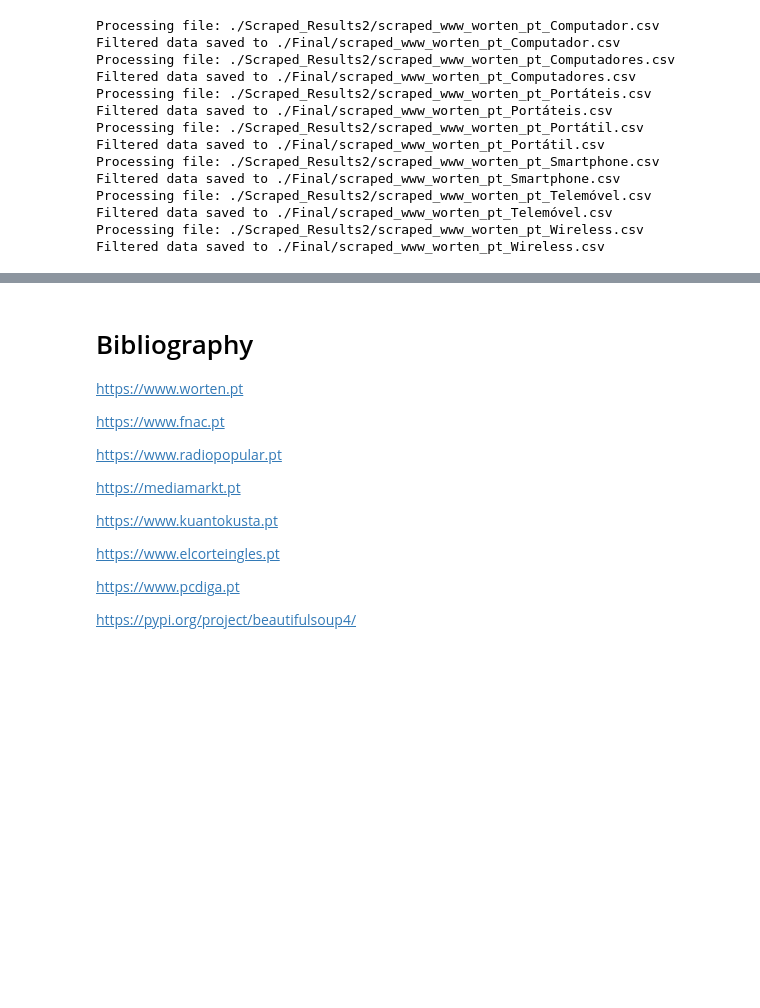
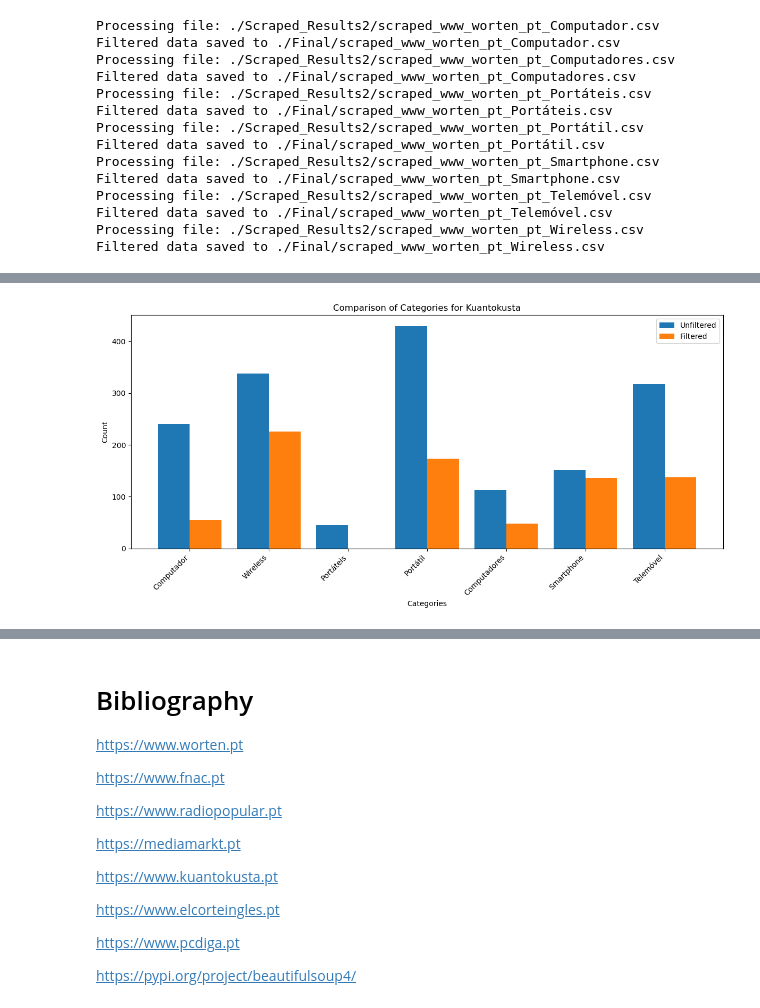
Before and after one commit to caridade1706/ED_Project, a Jupyter notebook: Queries_V1.ipynb, the cells around one changed output, grey strips where cells are left out. Drawn from its saved outputs; the diff is of its cells as text; code cells hidden in the pictures; blank space fills up the shorter version.

```diff
--- a/Queries_V1.ipynb
+++ b/Queries_V1.ipynb
@@ -704,0 +708,96 @@ Filtered data saved to ./Final/scraped_www_worten_pt_Wireless.csv
+# %%
+import os
+import pandas as pd
+import matplotlib.pyplot as plt
+
+def extract_website_name(file_name):
+    """
+    Extract the website name from the file name.
+    Assumes file names follow the pattern: 'scraped_<website>_<category>.csv'.
+    """
+
+    possible_name = file_name.split("_")[1]
+
+    if possible_name == 'www':
+        return file_name.split("_")[2]
+    else:
+        return possible_name
+
+def make_graphic_category_website(unfilter_data_path, filtered_data_path):
+    """
+    Compare data in files with the same names from two directories and generate a comparison graph.
+
+    :param unfilter_data_path: Path to the directory with unfiltered data.
+    :param filtered_data_path: Path to the directory with filtered data.
+    """
+    # Get the list of files in both directories
+    unfiltered_files = sorted(os.listdir(unfilter_data_path))
+    filtered_files = sorted(os.listdir(filtered_data_path))
+
+    # Ensure only matching files are compared
+    common_files = set(unfiltered_files).intersection(filtered_files)
+    if not common_files:
+        print("No matching files found between the directories.")
+        return
+
+    # Group data by website
+    website_data = {}
+
+    for file_name in common_files:
+
+        # Extract website name from file name
+        website_name = extract_website_name(file_name)
+
+        # Read the files into pandas DataFrames
+        unfiltered_file_path = os.path.join(unfilter_data_path, file_name)
+        filtered_file_path = os.path.join(filtered_data_path, file_name)
+
+        # Load data
+        unfiltered_df = pd.read_csv(unfiltered_file_path, delimiter=",")
+        filtered_df = pd.read_csv(filtered_file_path)
+
+        # Count categories in both files
+        unfiltered_category_counts = unfiltered_df["category"].value_counts()
+        filtered_category_counts = filtered_df["category"].value_counts()
+
+        # Normalize to ensure same category list
+        all_categories = set(unfiltered_category_counts.index).union(filtered_category_counts.index)
+
+        # Initialize website data if not already present
+        if website_name not in website_data:
+            website_data[website_name] = {"Unfiltered": [], "Filtered": [], "Category": []}
+
+        for category in all_categories:
+            website_data[website_name]["Unfiltered"].append(unfiltered_category_counts.get(category, 0))
+            website_data[website_name]["Filtered"].append(filtered_category_counts.get(category, 0))
+            website_data[website_name]["Category"].append(category)
+
+
+    # Create bar charts for each website
+    for website_name, data in website_data.items():
+        categories = data["Category"]
+        unfiltered_values = data["Unfiltered"]
+        filtered_values = data["Filtered"]
+
+        x = range(len(categories))  # Position of bars on the x-axis
+
+        plt.figure(figsize=(12, 6))
+        plt.bar(x, unfiltered_values, width=0.4, label="Unfiltered", align="center")
+        plt.bar([i + 0.4 for i in x], filtered_values, width=0.4, label="Filtered", align="center")
+        plt.xticks([i + 0.2 for i in x], categories, rotation=45, ha="right")
+        plt.xlabel("Categories")
+        plt.ylabel("Count")
+        plt.title(f"Comparison of Categories for {website_name.capitalize()}")
+        plt.legend()
+        plt.tight_layout()
+        plt.show()
+
+def main():
+    unfilter_data_path = './Scraped_Results'
+    filtered_data_path = './Final'
+    make_graphic_category_website(unfilter_data_path, filtered_data_path)
+
+if __name__ == "__main__":
+    main()  # Run the main function
+# %% [output]
+[figure, added]
```
Also changed, not shown: parts of 4 cells of this notebook, 20 other files.
